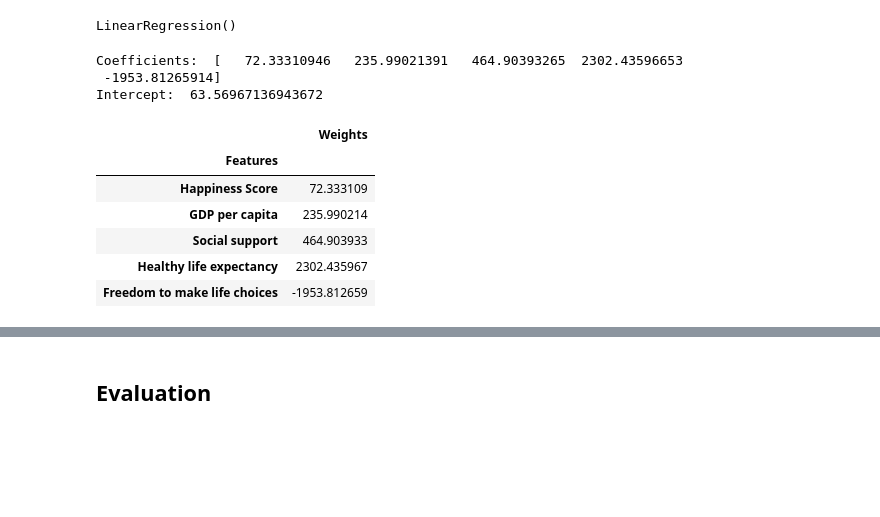
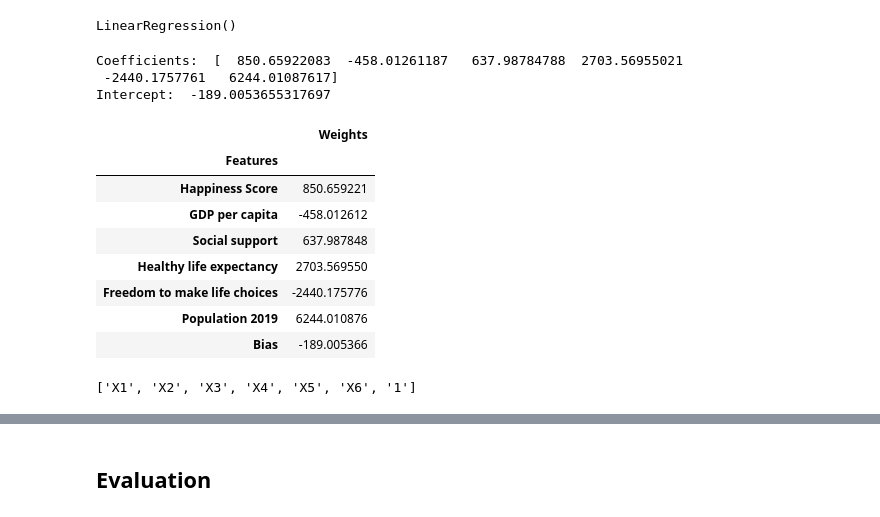
Before and after one commit to emiliopm1997/COVID19_Project, a Jupyter notebook: COVID-19 Project.ipynb, the cells around one changed output, grey strips where cells are left out. Saved outputs shown, nothing was run; the diff lists cells and outputs as text; code cells hidden in the pictures; blank space fills up the shorter version.

```diff
--- a/COVID-19 Project.ipynb
+++ b/COVID-19 Project.ipynb
@@ -644,11 +705,11 @@ df_max_roc.corr()
 # %%
-X_unscaled= df_max_roc.drop('Max Change', axis=1)
-y=df_max_roc['Max Change']
+X_unscaled2= df_max_roc.drop('Max Change', axis=1)
+y2=df_max_roc['Max Change']
 # %%
 from sklearn.preprocessing import MinMaxScaler
 min_max_scaler = MinMaxScaler()
-X = min_max_scaler.fit_transform(X_unscaled)
+X2 = min_max_scaler.fit_transform(X_unscaled2)
 # %%
 from sklearn.model_selection import train_test_split
-X_train , X_test , y_train , y_test = train_test_split( X, y, test_size=0.15, random_state=11)
+X_train2 , X_test2 , y_train2 , y_test2 = train_test_split( X2, y2, test_size=0.15, random_state=11)
 # %%
@@ -665,28 +726,39 @@ y_test shape:  (32,)
 ## Linear Model
 # %%
 from sklearn import linear_model
-regr = linear_model.LinearRegression()
-regr.fit(X_train,y_train)
+regr2 = linear_model.LinearRegression()
+regr2.fit(X_train2,y_train2)
 # %% [output]
 LinearRegression()
 # %%
-print ('Coefficients: ', regr.coef_)
-print ('Intercept: ',regr.intercept_)
+print ('Coefficients: ', regr2.coef_)
+print ('Intercept: ',regr2.intercept_)
 # %% [output]
-Coefficients:  [   72.33310946   235.99021391   464.90393265  2302.43596653
- -1953.81265914]
-Intercept:  63.56967136943672
+Coefficients:  [  850.65922083  -458.01261187   637.98784788  2703.56955021
+ -2440.1757761   6244.01087617]
+Intercept:  -189.0053655317697
 # %%
-Weights_df=pd.DataFrame()
-Weights_df.insert(0,'Features',X_unscaled.columns.values)
-Weights_df.insert(1,'Weights',regr.coef_)
-Weights_df.set_index('Features',inplace=True)
-Weights_df
+Weights_df2=pd.DataFrame()
+Weights_df2.insert(0,'Features',X_unscaled2.columns.values)
+Weights_df2.insert(1,'Weights',regr2.coef_)
+Weights_df2=Weights_df2.append(pd.DataFrame([['Bias', regr2.intercept_]], columns=list(Weights_df2.columns.values)))
+Weights_df2.set_index('Features',inplace=True)
+Weights_df2
 # %% [output]
 |  | Weights |
 | Features |  |
-| Happiness Score | 72.333109 |
-| GDP per capita | 235.990214 |
-| Social support | 464.903933 |
-| Healthy life expectancy | 2302.435967 |
-| Freedom to make life choices | -1953.812659 |
+| Happiness Score | 850.659221 |
+| GDP per capita | -458.012612 |
+| Social support | 637.987848 |
+| Healthy life expectancy | 2703.569550 |
+| Freedom to make life choices | -2440.175776 |
+| Population 2019 | 6244.010876 |
+| Bias | -189.005366 |
+# %%
+var2=[]
+for i in range(Weights_df2.shape[0]-1):
+    var2.append('X%d'%(i+1))
+var2.append('1')
+print(var2)
+# %% [output]
+['X1', 'X2', 'X3', 'X4', 'X5', 'X6', '1']
```
Also changed, not shown: parts of 28 cells of this notebook, 1 other file.
